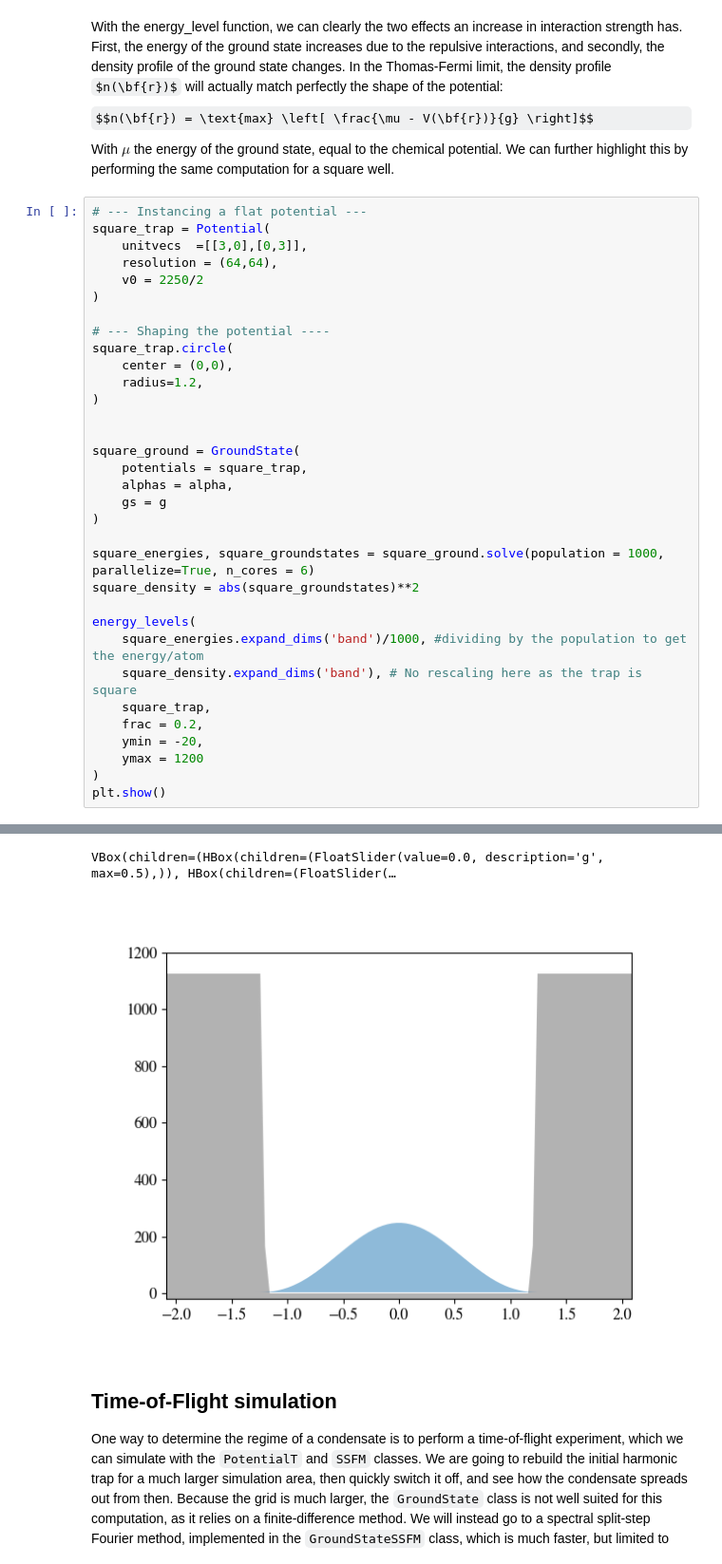
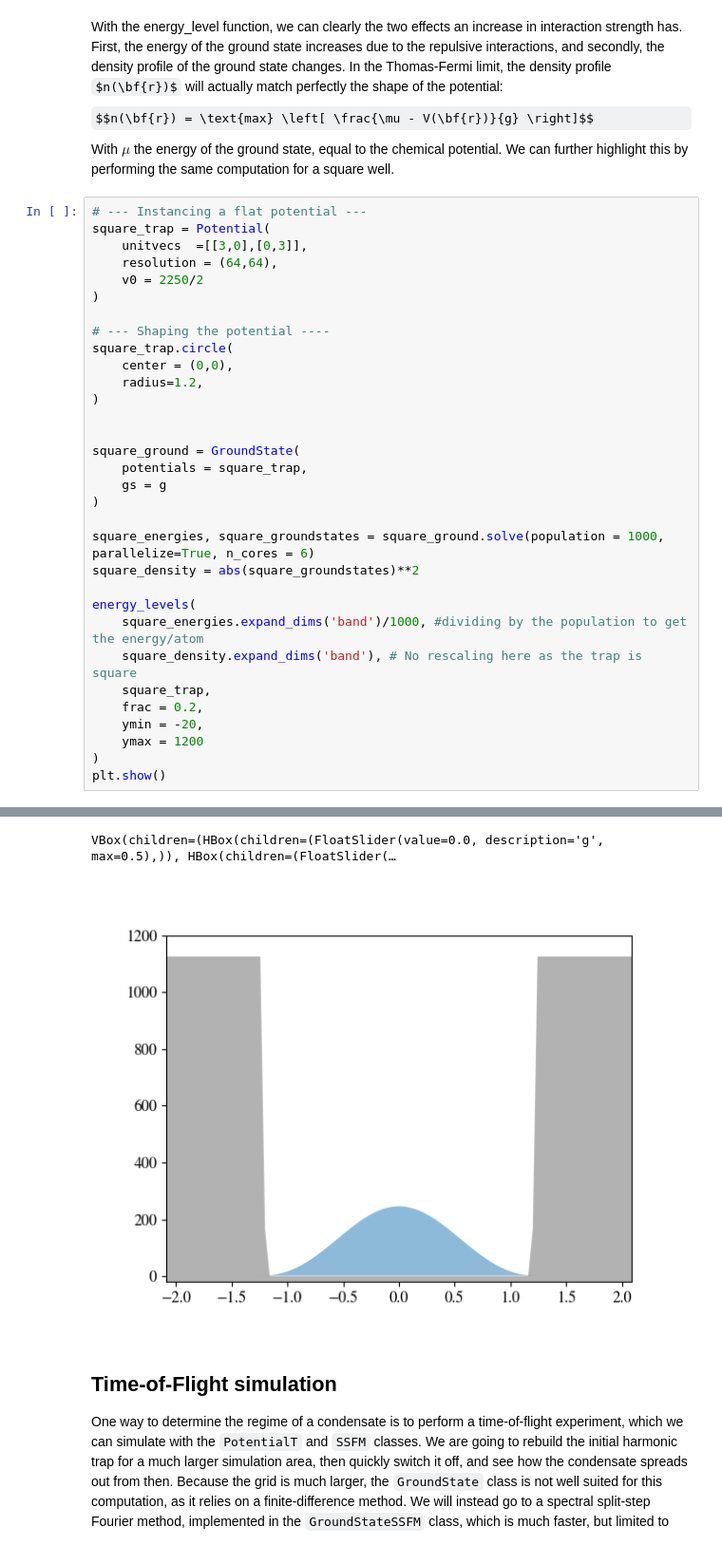
Before and after one commit to GuillotMartin/BECs, a Jupyter notebook: docs/GettingStarted.ipynb, the cells around one changed output, grey strips where cells are left out. Shown at 95% size. Saved outputs shown, nothing was run; the diff lists cells and outputs as text; some formulas as TeX source.

```diff
--- a/docs/GettingStarted.ipynb
+++ b/docs/GettingStarted.ipynb
@@ -116,7 +113,6 @@ square_trap.circle(
 
 square_ground = GroundState(
     potentials = square_trap,
-    alphas = alpha,
     gs = g
 )
 
@@ -140,6 +136,6 @@ Computing the initial guesses
 Reshaping and storing
 VBox(children=(HBox(children=(FloatSlider(value=0.0, description='g', max=0.5),)), HBox(children=(FloatSlider(…
-[figure, old version]
+[figure, new version]
 # %% [markdown]
 ## Time-of-Flight simulation
 
```
Also changed, not shown: parts of 10 cells of this notebook, 11 other files.
